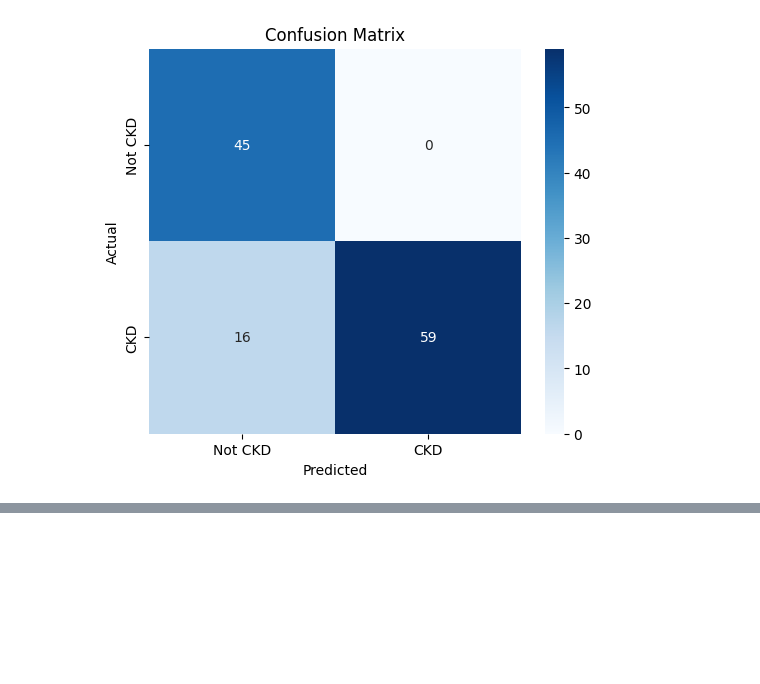
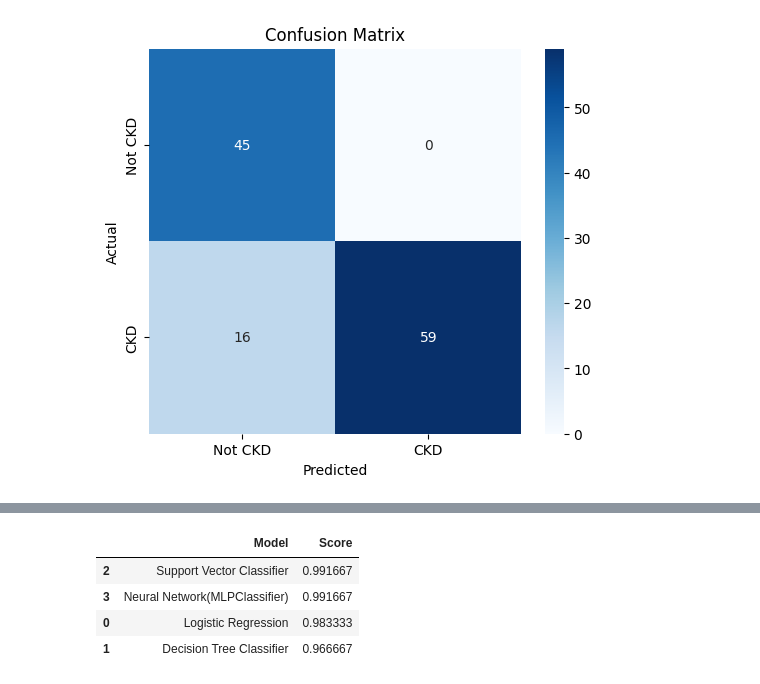
Before and after one commit to Kottancheril/Chronic_kidney_disease_prediction, a Jupyter notebook: chronic_kidney_disease.ipynb, the cells around one changed output, grey strips where cells are left out. Drawn from its saved outputs; the diff is of its cells as text; code cells hidden in the pictures; blank space fills up the shorter version.

```diff
--- a/chronic_kidney_disease.ipynb
+++ b/chronic_kidney_disease.ipynb
@@ -379,7 +379,7 @@ y_test_pred = logreg_model.predict(X_test)
 train_accuracy = accuracy_score(y_train, y_train_pred)
 
 # Test Accuracy
-test_accuracy = accuracy_score(y_test, y_test_pred)
+lr_test_accuracy = accuracy_score(y_test, y_test_pred)
 
 # Confusion Matrix for Test Data
 conf_matrix = confusion_matrix(y_test, y_test_pred)
@@ -389,7 +389,7 @@ class_report = classification_report(y_test, y_test_pred)
 
 # Print the results
 print(f"Train Accuracy: {train_accuracy:.4f}")
-print(f"Test Accuracy: {test_accuracy:.4f}")
+print(f"Test Accuracy: {lr_test_accuracy:.4f}")
 print("\nConfusion Matrix (Test Data):")
 print(conf_matrix)
 print("\nClassification Report (Test Data):")
@@ -515,15 +515,17 @@ best_dt_model = grid_search.best_estimator_
 y_test_pred = best_dt_model.predict(X_test)
 
 # Test Accuracy
-test_accuracy = accuracy_score(y_test, y_test_pred)
+dt_test_accuracy_bp = accuracy_score(y_test, y_test_pred)
 
 # Confusion Matrix for Test Data
 conf_matrix = confusion_matrix(y_test, y_test_pred)
 
 # Print the results
-print(f"\nTest Accuracy with Best Parameters: {test_accuracy:.4f}")
+print(f"\nTest Accuracy with Best Parameters: {dt_test_accuracy_bp:.4f}")
 print("\nConfusion Matrix (Test Data):")
 print(conf_matrix)
+print("\nClassification Report (Test Data):")
+print(classification_report(y_test, y_test_pred))
 # %% [output]
 Fitting 5 folds for each of 270 candidates, totalling 1350 fits
 Best Hyperparameters: {'criterion': 'gini', 'max_depth': 5, 'max_features': None, 'min_samples_leaf': 1, 'min_samples_split': 2}
@@ -631,14 +643,16 @@ best_svm_model = grid_search.best_estimator_
 y_test_pred = best_svm_model.predict(X_test)
 
 # Evaluate test accuracy
-test_accuracy = accuracy_score(y_test, y_test_pred)
+svm_test_accuracy_bp = accuracy_score(y_test, y_test_pred)
 
 # Confusion Matrix for Test Data
 conf_matrix = confusion_matrix(y_test, y_test_pred)
 
-print(f"Test Accuracy with Best Parameters: {test_accuracy:.4f}")
+print(f"Test Accuracy with Best Parameters: {svm_test_accuracy_bp:.4f}")
 print("\nConfusion Matrix (Test Data):")
 print(conf_matrix)
+print("\nClassification Report (Test Data):")
+print(classification_report(y_test, y_test_pred))
 # %% [output]
 Fitting 5 folds for each of 600 candidates, totalling 3000 fits
 Best Hyperparameters: {'C': 1, 'class_weight': None, 'degree': 3, 'gamma': 'scale', 'kernel': 'rbf'}
@@ -714,0 +809,15 @@ weighted avg       0.90      0.87      0.87       120
+# %%
+# Comparison of models
+models = pd.DataFrame({
+    'Model' : [ 'Logistic Regression', 'Decision Tree Classifier', 'Support Vector Classifier',' Neural Network(MLPClassifier)'],
+    'Score' : [lr_test_accuracy, dt_test_accuracy_bp, svm_test_accuracy_bp, nn_test_accuracy_bp]
+})
+
+
+models.sort_values(by = 'Score', ascending = False)
+# %% [output]
+|  | Model | Score |
+| 2 | Support Vector Classifier | 0.991667 |
+| 3 | Neural Network(MLPClassifier) | 0.991667 |
+| 0 | Logistic Regression | 0.983333 |
+| 1 | Decision Tree Classifier | 0.966667 |
```
Also changed, not shown: parts of 6 cells of this notebook.
